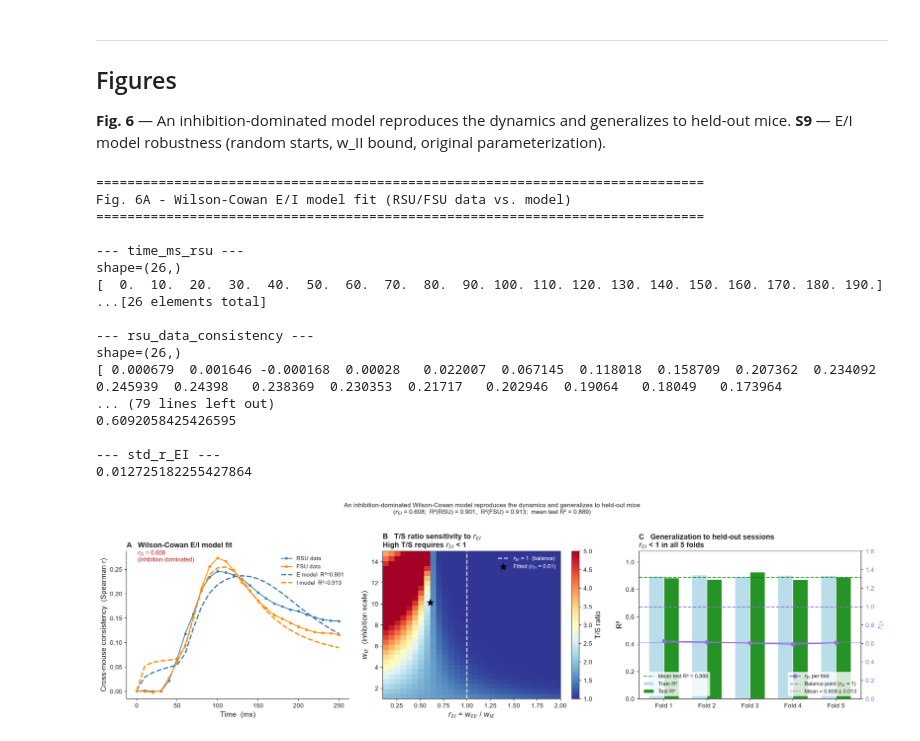
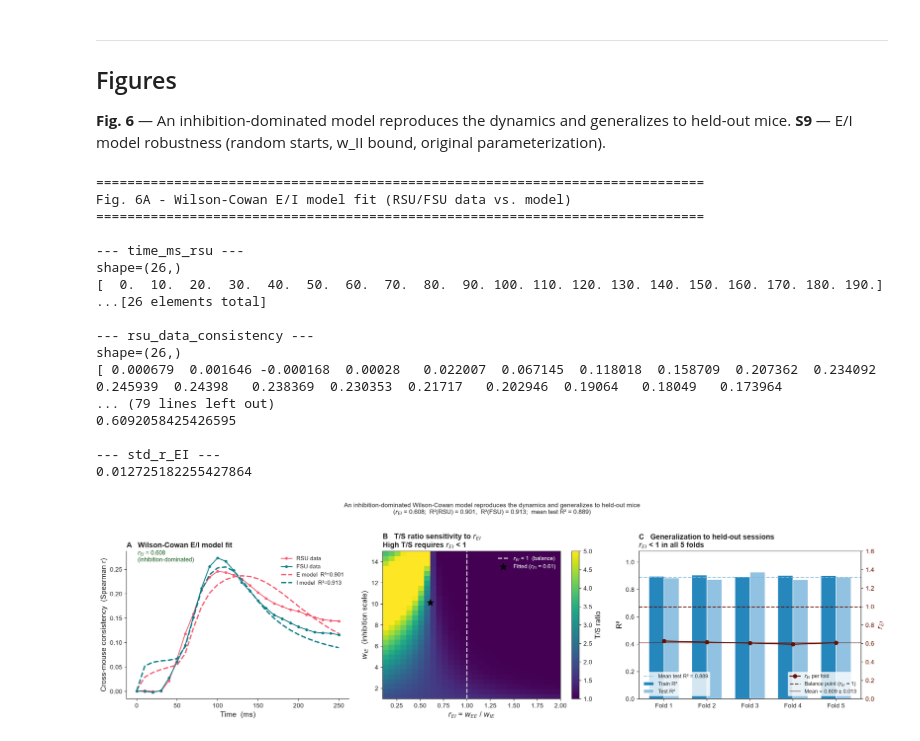
Before and after one commit to Jana-HQ/cross-mouse-v1-rsa, a Jupyter notebook: src/part6_ei_model.ipynb, the cells around one changed output. Saved outputs shown, nothing was run; the diff lists cells and outputs as text; code cells hidden in the pictures.

Commit message:
updated colors and figs

```diff
--- a/src/part6_ei_model.ipynb
+++ b/src/part6_ei_model.ipynb
@@ -45,18 +45,16 @@ plt.rcParams.update({
     'legend.fontsize': 9.5, 'figure.dpi': 150,
 })
 sns.set_style('ticks')
-COL_NS  = 'steelblue'    # RSU / E population
-COL_GR  = 'darkorange'   # FSU / I population
-COL_FIT = 'firebrick'    # fitted model curves / annotations
-COL_REF = 'dimgray'
-COL_PV  = 'mediumpurple' # r_EI parameter bars
 
-
-colors  = apply_plot_style()
-COL_NS  = colors["COL_NS"]
-COL_GR  = colors["COL_GR"]
-COL_FIT = colors["COL_FIT"]
-COL_REF = colors["COL_REF"]
+colors   = apply_plot_style()
+COL_DATA = colors["COL_DATA"]            # train split (6C), same metric as COL_TEST
+COL_TEST = colors["COL_TEST"]            # test split (6C), light tint of COL_DATA
+COL_RSU  = colors["COL_RSU"]             # RSU / E population — same category as Part 5
+COL_FSU  = colors["COL_FSU"]             # FSU / I population — same category as Part 5
+COL_FIT  = colors["COL_FIT"]             # fitted model curves / annotations
+COL_REF  = colors["COL_REF"]
+COL_REI  = colors["COL_REI"]             # r_EI parameter (own dedicated quantity)
+COL_INFORMED_START = colors["COL_INFORMED_START"]   # informed-start robustness check
 # %%
 # Load archive, extract if needed, resolve output paths.
 manifest, bin_edges, ARCHIVE_DIR, FIGURES_DIR, OUTPUTS_DIR = setup_archive(
@@ -362,13 +360,13 @@ fig, axes = plt.subplots(1, 3, figsize=(18, 5))
 
 # ── Panel A: model fit vs. data ───────────────────────────────────────────────
 ax = axes[0]
-ax.plot(t_r, c_r, 'o-', color=COL_NS, markersize=3.5, linewidth=1.5,
+ax.plot(t_r, c_r, 'o-', color=COL_RSU, markersize=3.5, linewidth=1.5,
         label='RSU data')
-ax.plot(t_f, c_f, 'o-', color=COL_GR, markersize=3.5, linewidth=1.5,
+ax.plot(t_f, c_f, 'o-', color=COL_FSU, markersize=3.5, linewidth=1.5,
         label='FSU data')
-ax.plot(t_r, E_sc, '--', color=COL_NS, linewidth=2.2,
+ax.plot(t_r, E_sc, '--', color=COL_RSU, linewidth=2.2,
         label=f'E model  R²={r2_E:.3f}')
-ax.plot(t_r, I_sc, '--', color=COL_GR, linewidth=2.2,
+ax.plot(t_r, I_sc, '--', color=COL_FSU, linewidth=2.2,
         label=f'I model  R²={r2_I:.3f}')
 ax.annotate(f'$r_{{EI}}$ = {r_EI_fit:.3f}\n(inhibition-dominated)',
             xy=(0.05, 0.93), xycoords='axes fraction',
@@ -381,11 +379,14 @@ ax.legend(frameon=False, fontsize=9)
 ax.spines[['top', 'right']].set_visible(False)
 
 # ── Panel B: T/S sensitivity heatmap ─────────────────────────────────────────
+# Sequential colormap (not diverging) — the T/S ratio range [1, 5] isn't
+# symmetric around a meaningful zero/balance point, so RdYlBu_r would misuse
+# the diverging convention reserved for correlation matrices elsewhere.
 ax = axes[1]
 im = ax.imshow(ts_grid, origin='lower', aspect='auto',
                extent=[r_EI_range[0], r_EI_range[-1],
                        w_IE_range[0], w_IE_range[-1]],
-               cmap='RdYlBu_r', vmin=1, vmax=5)
+               cmap='viridis', vmin=1, vmax=5)
 ax.axvline(1.0, color='white', linestyle='--', linewidth=1.8, alpha=0.85,
            label='$r_{EI}$ = 1  (balance)')
 ax.scatter([r_EI_fit], [w_IE_fit], color='black', s=120, zorder=5,
@@ -403,10 +404,10 @@ ax  = axes[2]
 ax2 = ax.twinx()
 x   = np.arange(1, N_FOLDS + 1)
 w   = 0.35
-# use dark blue for train and green for test (panel C only)
-ax.bar(x - w/2, df_cv['r2_train'], w, color='lightblue', alpha=0.85, label='Train R²')
-ax.bar(x + w/2, df_cv['r2_test'],  w, color='green',    alpha=0.85, label='Test R²')
-ax.axhline(df_cv['r2_test'].mean(), color='green', linestyle='--',
+# train/test are two splits of the same R² metric — dark/light tint of COL_DATA
+ax.bar(x - w/2, df_cv['r2_train'], w, color=COL_DATA, alpha=0.85, label='Train R²')
+ax.bar(x + w/2, df_cv['r2_test'],  w, color=COL_TEST, alpha=0.85, label='Test R²')
+ax.axhline(df_cv['r2_test'].mean(), color=COL_TEST, linestyle='--',
            linewidth=1.5, alpha=0.7,
            label=f'Mean test R² = {df_cv["r2_test"].mean():.3f}')
 ax.set_ylabel('R²', color='black')
@@ -420,16 +421,16 @@ frame1.set_facecolor('white')
 frame1.set_alpha(0.8)
 frame1.set_edgecolor('none')
 
-ax2.plot(x, df_cv['r_EI'], 'o-', color=COL_PV, linewidth=1.8, markersize=6,
+ax2.plot(x, df_cv['r_EI'], 'o-', color=COL_REI, linewidth=1.8, markersize=6,
          label='$r_{EI}$ per fold')
-# make the balance point dashed line purple (panel C only)
-ax2.axhline(1.0, color=COL_PV, linestyle='--', linewidth=1.5, alpha=0.9,
+# make the balance point dashed line the r_EI accent color (panel C only)
+ax2.axhline(1.0, color=COL_REI, linestyle='--', linewidth=1.5, alpha=0.9,
             label='Balance point ($r_{EI}$ = 1)')
-ax2.axhline(df_cv['r_EI'].mean(), color=COL_PV, linestyle='-', linewidth=1.2,
+ax2.axhline(df_cv['r_EI'].mean(), color=COL_REI, linestyle='-', linewidth=1.2,
             alpha=0.6,
             label=f'Mean = {df_cv["r_EI"].mean():.3f} ± {df_cv["r_EI"].std():.3f}')
-ax2.set_ylabel('$r_{EI}$', color=COL_PV)
-ax2.tick_params(axis='y', labelcolor=COL_PV)
+ax2.set_ylabel('$r_{EI}$', color=COL_REI)
+ax2.tick_params(axis='y', labelcolor=COL_REI)
 ax2.set_ylim(0, 1.6)
 leg2 = ax2.legend(frameon=True, fontsize=8.5, loc='lower right')
 frame = leg2.get_frame()
@@ -473,34 +474,34 @@ print_figure_data(
     fold_number=x,
     train_r2_per_fold=df_cv['r2_train'].to_numpy(),
     test_r2_per_fold=df_cv['r2_test'].to_numpy(),
     mean_test_r2=df_cv['r2_test'].mean(),
     r_EI_per_fold=df_cv['r_EI'].to_numpy(),
     mean_r_EI=df_cv['r_EI'].mean(),
     std_r_EI=df_cv['r_EI'].std(),
 )
 
 plt.tight_layout()
 plt.savefig(FIGURES_DIR / 'fig6_ei_model.png', bbox_inches='tight')
 plt.show()
 # %% [output]
 ==============================================================================
 Fig. 6A - Wilson-Cowan E/I model fit (RSU/FSU data vs. model)
 ==============================================================================
 
 --- time_ms_rsu ---
 shape=(26,)
 [  0.  10.  20.  30.  40.  50.  60.  70.  80.  90. 100. 110. 120. 130. 140. 150. 160. 170. 180. 190.]
 ...[26 elements total]
 
 --- rsu_data_consistency ---
 shape=(26,)
 [ 0.000679  0.001646 -0.000168  0.00028   0.022007  0.067145  0.118018  0.158709  0.207362  0.234092  0.245939  0.24398   0.238369  0.230353  0.21717   0.202946  0.19064   0.18049   0.173964
 ... (79 lines left out)
 0.6092058425426595
 
 --- std_r_EI ---
 0.012725182255427864
-[figure, old version]
+[figure, new version]
 # %%
 fig, axes = plt.subplots(1, 3, figsize=(17, 4.5))
 
```
Also changed, not shown: parts of 3 cells of this notebook, 26 other files.
